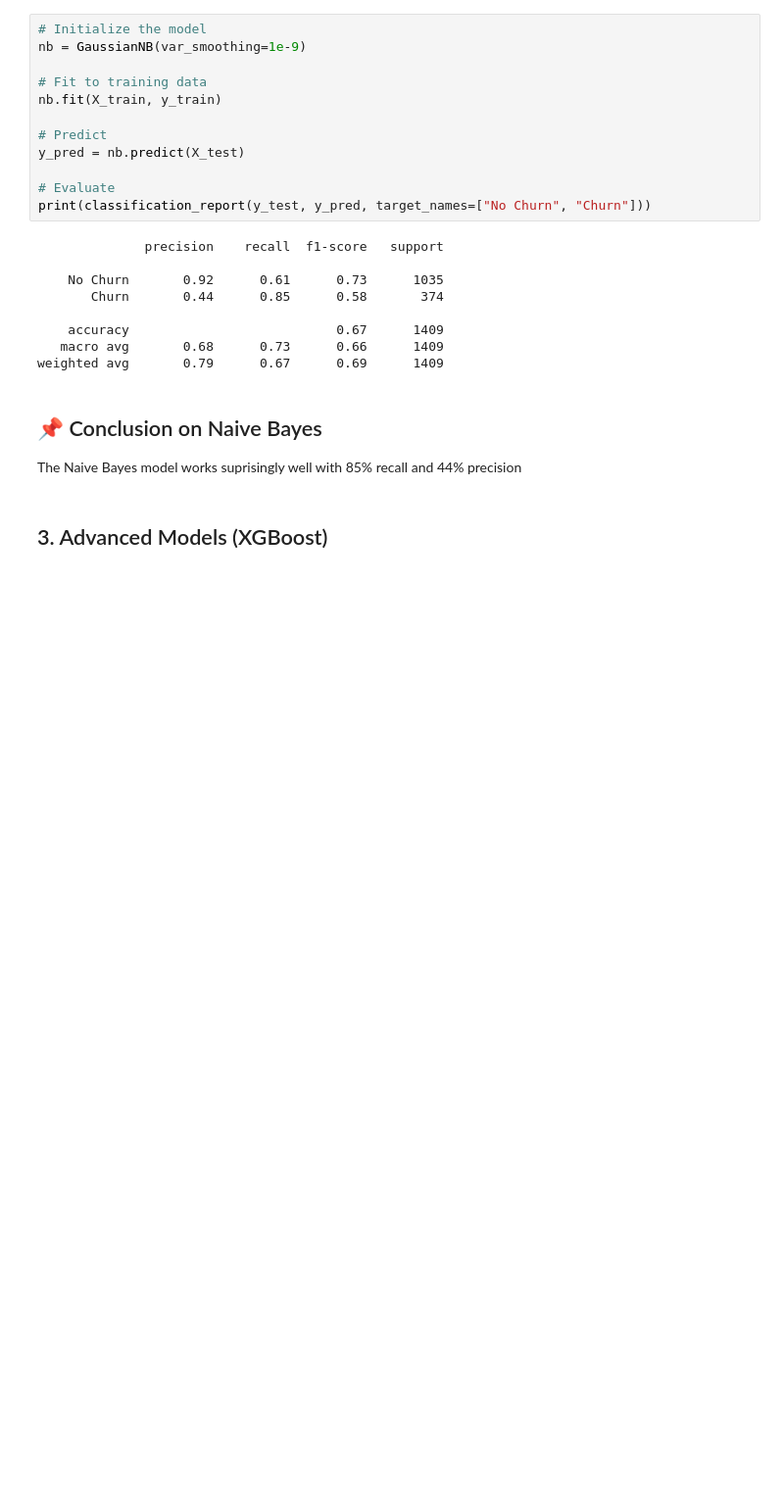
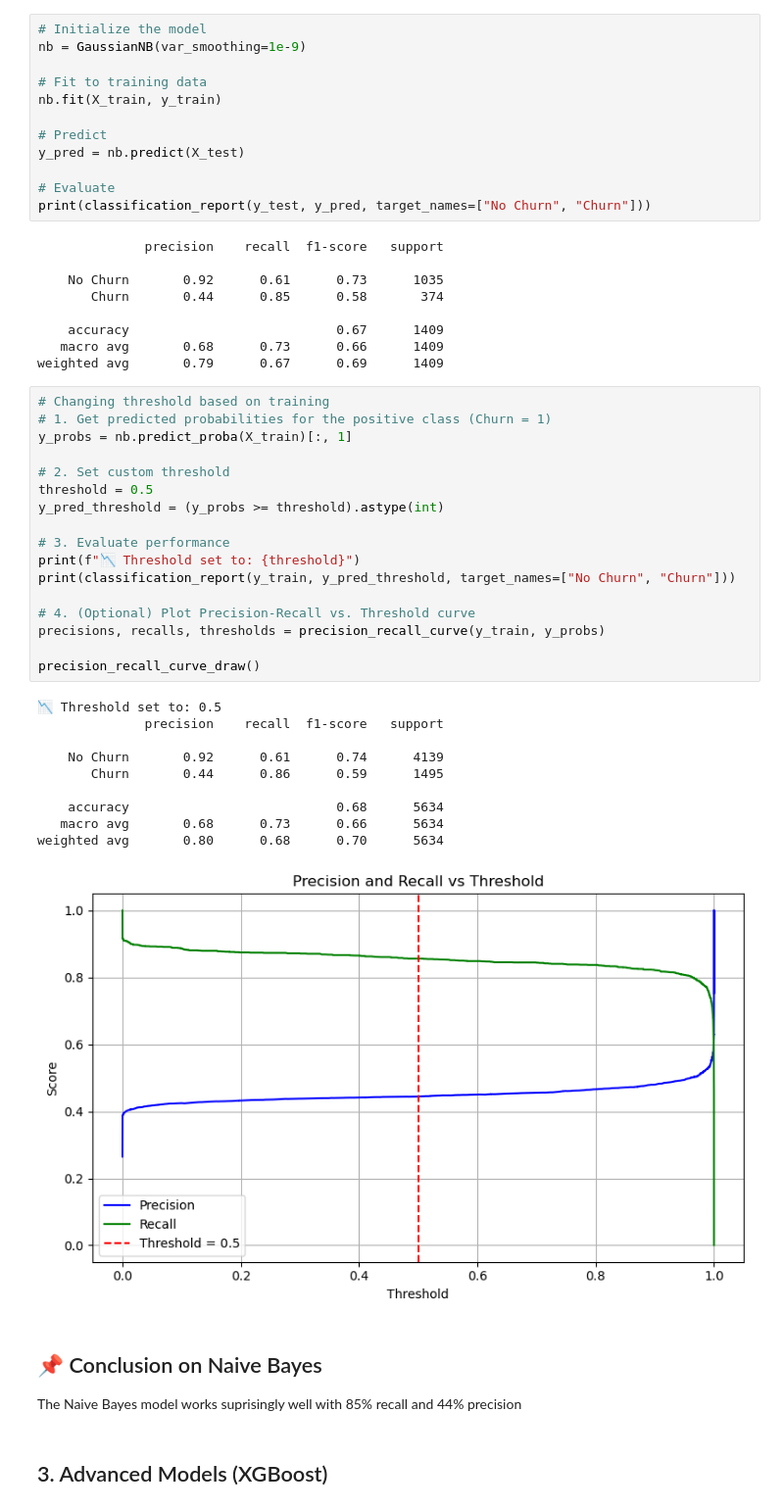
Before and after one commit to TajborBerry/career-next-step, a Jupyter notebook: customer_churn_prediction/notebooks/03_modeling.ipynb, the cells around one changed output. Shown: that part at 98% size. Cells and saved outputs as stored; diff of their text form; blank space fills up the shorter version.

```diff
--- a/customer_churn_prediction/notebooks/03_modeling.ipynb
+++ b/customer_churn_prediction/notebooks/03_modeling.ipynb
@@ -601,6 +561,34 @@ print(classification_report(y_test, y_pred, target_names=["No Churn", "Churn"]))
     accuracy                           0.67      1409
    macro avg       0.68      0.73      0.66      1409
 weighted avg       0.79      0.67      0.69      1409
+# %%
+# Changing threshold based on training
+# 1. Get predicted probabilities for the positive class (Churn = 1)
+y_probs = nb.predict_proba(X_train)[:, 1]
+
+# 2. Set custom threshold
+threshold = 0.5
+y_pred_threshold = (y_probs >= threshold).astype(int)
+
+# 3. Evaluate performance
+print(f"📉 Threshold set to: {threshold}")
+print(classification_report(y_train, y_pred_threshold, target_names=["No Churn", "Churn"]))
+
+# 4. (Optional) Plot Precision-Recall vs. Threshold curve
+precisions, recalls, thresholds = precision_recall_curve(y_train, y_probs)
+
+precision_recall_curve_draw()
+# %% [output]
+📉 Threshold set to: 0.5
+              precision    recall  f1-score   support
+
+    No Churn       0.92      0.61      0.74      4139
+       Churn       0.44      0.86      0.59      1495
+
+    accuracy                           0.68      5634
+   macro avg       0.68      0.73      0.66      5634
+weighted avg       0.80      0.68      0.70      5634
+[figure, added]
 # %% [markdown]
 ## 📌 Conclusion on Naive Bayes
 
```
Also changed, not shown: parts of 10 cells of this notebook.
